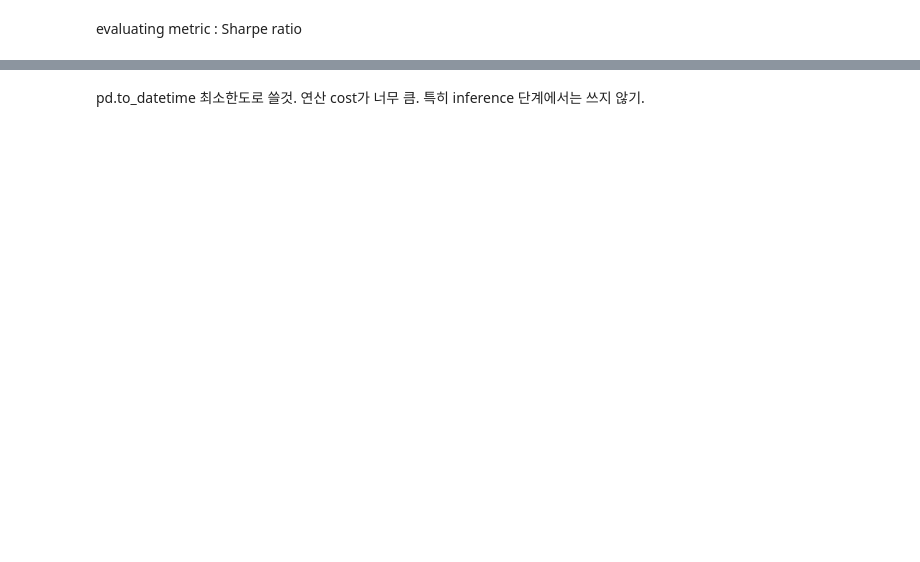
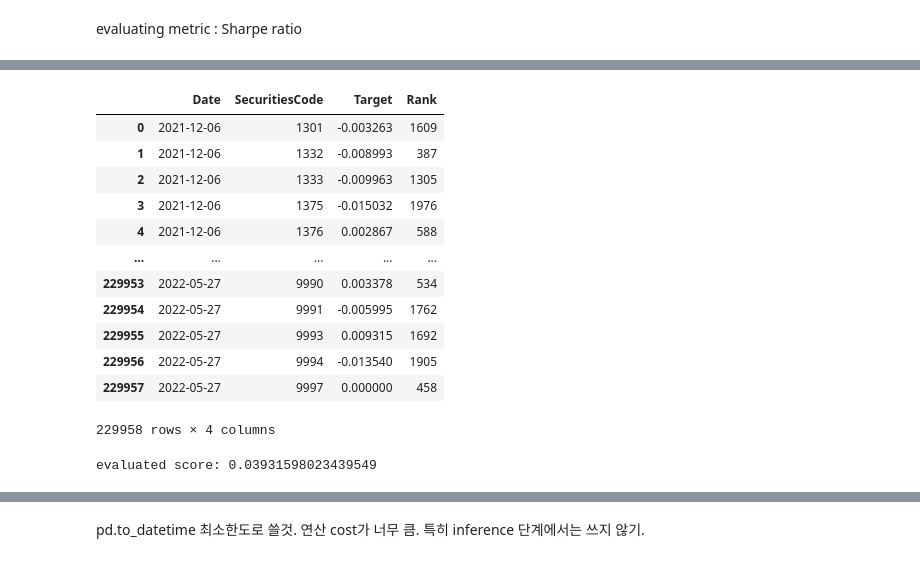
Before and after one commit to hoeen/kaggle, a Jupyter notebook: JPX-prediction/jpx-3rd-training.ipynb, the cells around one changed output, grey strips where cells are left out. Drawn from its saved outputs; the diff is of its cells as text; code cells hidden in the pictures; blank space fills up the shorter version.

Commit message:
Kaggle Notebook | jpx_3rd_training | Version 3

```diff
--- a/JPX-prediction/jpx-3rd-training.ipynb
+++ b/JPX-prediction/jpx-3rd-training.ipynb
@@ -433,0 +434,67 @@ evaluating metric : Sharpe ratio
+# %%
+# test : calculate sharpe ratio over train period
+# 결과로 Date, target, rank를 붙인 df를 반환한다.
+
+eval_dates = supp_data['Date'].unique()  # supp 일자 리스트
+
+predicted_df_list = []
+for i, date in enumerate(tqdm(eval_dates)):
+    prices = supp_data.loc[supp_data['Date'] == date]
+
+    prediction = prices.loc[:, ["Date", "SecuritiesCode", "Target"]]
+
+
+
+    today = prices.iloc[0]['Date']
+    lastday = str(pd.to_datetime(today) - pd.DateOffset(140))
+
+    if i == 0:
+        close_df = pd.concat([
+            train.loc[
+                (train['Date'] > lastday) & (train['Date'] < today),
+                    ['Date', 'SecuritiesCode', 'Open', 'High', 'Low', 'Close']],
+                prices.loc[:, ['Date', 'SecuritiesCode', 'Open', 'High', 'Low', 'Close']]
+            ]).reset_index(drop=True)
+
+    else:
+        close_df = pd.concat([
+            close_df.loc[
+                (close_df['Date'] > lastday) & (close_df['Date'] < today),
+                    ['Date', 'SecuritiesCode', 'Open', 'High', 'Low', 'Close']],
+                prices.loc[:, ['Date', 'SecuritiesCode', 'Open', 'High', 'Low', 'Close']]
+            ]).reset_index(drop=True)
+
+
+    feat = add_features_infer(prices, close_df)
+    X = preprocess_inference(feat, trained_scalers)
+
+    # X, y
+    X['Target'] = lgb.predict(X)
+    X['Rank'] = (X['Target'].rank(method='first', ascending=False)-1).astype(int)
+
+    prediction['Rank'] = X['Rank'].values
+
+    # check Rank
+    assert prediction["Rank"].notna().all()
+    assert prediction["Rank"].min() == 0
+    assert prediction["Rank"].max() == len(prediction["Rank"]) - 1
+    predicted_df_list.append(prediction)
+
+predicted_df = pd.concat(predicted_df_list)
+display(predicted_df)
+print('evaluated score:', calc_spread_return_sharpe(predicted_df))
+# %% [output]
+|  | Date | SecuritiesCode | Target | Rank |
+| 0 | 2021-12-06 | 1301 | -0.003263 | 1609 |
+| 1 | 2021-12-06 | 1332 | -0.008993 | 387 |
+| 2 | 2021-12-06 | 1333 | -0.009963 | 1305 |
+| 3 | 2021-12-06 | 1375 | -0.015032 | 1976 |
+| 4 | 2021-12-06 | 1376 | 0.002867 | 588 |
+| ... | ... | ... | ... | ... |
+| 229953 | 2022-05-27 | 9990 | 0.003378 | 534 |
+| 229954 | 2022-05-27 | 9991 | -0.005995 | 1762 |
+| 229955 | 2022-05-27 | 9993 | 0.009315 | 1692 |
+| 229956 | 2022-05-27 | 9994 | -0.013540 | 1905 |
+| 229957 | 2022-05-27 | 9997 | 0.000000 | 458 |
+229958 rows × 4 columns
+evaluated score: 0.03931598023439549
```
Also changed, not shown: parts of 15 cells of this notebook.
